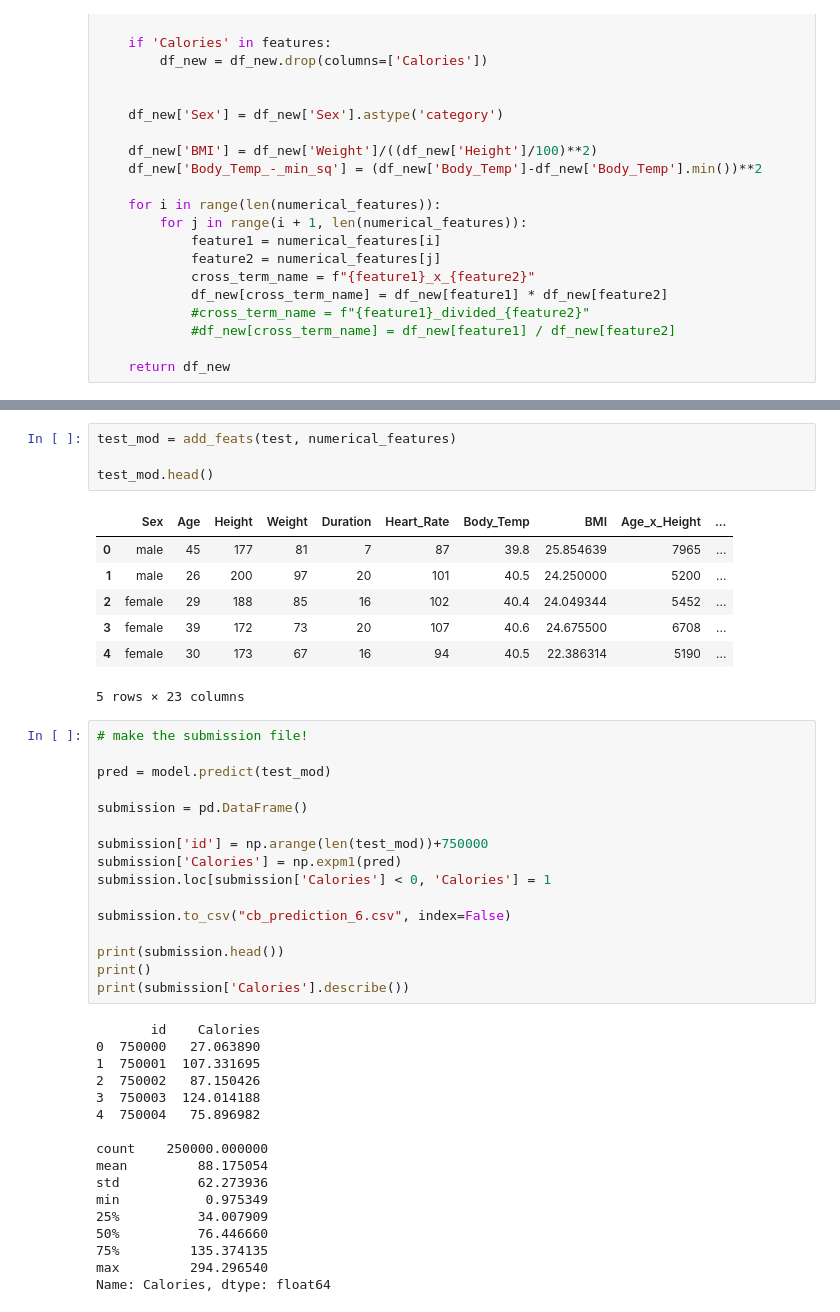
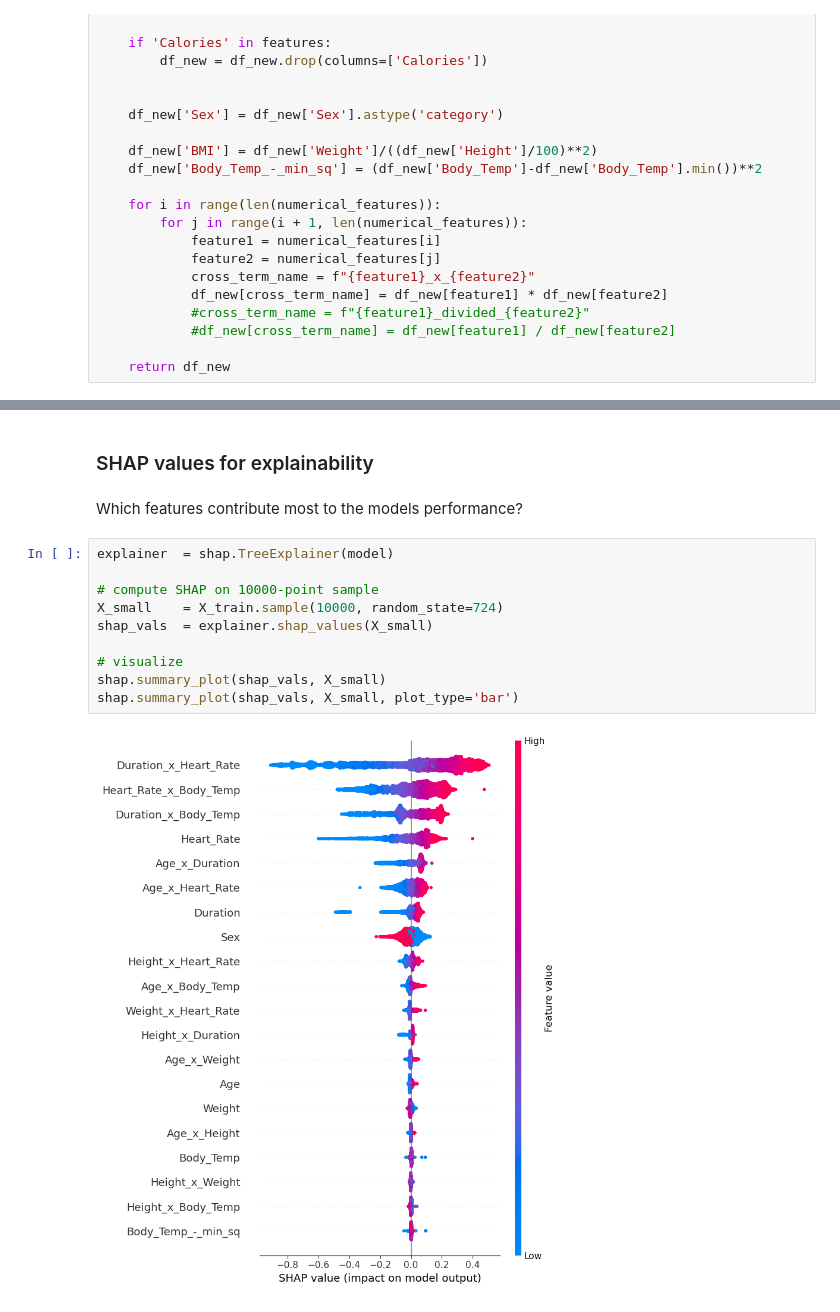
Before and after one commit to ElliotBlackstone/S25_Predict_Calories, a Jupyter notebook: calorie_catboost.ipynb, the cells around one changed output, grey strips where cells are left out. Drawn from its saved outputs; the diff is of its cells as text.

```diff
--- a/calorie_catboost.ipynb
+++ b/calorie_catboost.ipynb
@@ -952,45 +307,16 @@ Train prediction: 0.05163711063345169
-# %%
-test_mod = add_feats(test, numerical_features)
-
-test_mod.head()
-# %% [output]
-|  | Sex | Age | Height | Weight | Duration | Heart_Rate | Body_Temp | BMI | Age_x_Height | ... |
-| 0 | male | 45 | 177 | 81 | 7 | 87 | 39.8 | 25.854639 | 7965 | ... |
-| 1 | male | 26 | 200 | 97 | 20 | 101 | 40.5 | 24.250000 | 5200 | ... |
-| 2 | female | 29 | 188 | 85 | 16 | 102 | 40.4 | 24.049344 | 5452 | ... |
-| 3 | female | 39 | 172 | 73 | 20 | 107 | 40.6 | 24.675500 | 6708 | ... |
-| 4 | female | 30 | 173 | 67 | 16 | 94 | 40.5 | 22.386314 | 5190 | ... |
-5 rows × 23 columns
-# %%
-# make the submission file!
-
-pred = model.predict(test_mod)
-
-submission = pd.DataFrame()
-
-submission['id'] = np.arange(len(test_mod))+750000
-submission['Calories'] = np.expm1(pred)
-submission.loc[submission['Calories'] < 0, 'Calories'] = 1
-
-submission.to_csv("cb_prediction_6.csv", index=False)
-
-print(submission.head())
-print()
-print(submission['Calories'].describe())
-# %% [output]
-       id    Calories
-0  750000   27.063890
-1  750001  107.331695
-2  750002   87.150426
-3  750003  124.014188
-4  750004   75.896982
-
-count    250000.000000
-mean         88.175054
-std          62.273936
-min           0.975349
-25%          34.007909
-50%          76.446660
-75%         135.374135
-max         294.296540
-Name: Calories, dtype: float64
+# %% [markdown]
+### SHAP values for explainability
+# %% [markdown]
+Which features contribute most to the models performance?
+# %%
+explainer  = shap.TreeExplainer(model)
+
+# compute SHAP on 10000-point sample
+X_small    = X_train.sample(10000, random_state=724)
+shap_vals  = explainer.shap_values(X_small)
+
+# visualize
+shap.summary_plot(shap_vals, X_small)
+shap.summary_plot(shap_vals, X_small, plot_type='bar')
+# %% [output]
+[figure, added]
```
Also changed, not shown: parts of 25 cells of this notebook, 12 other files.
